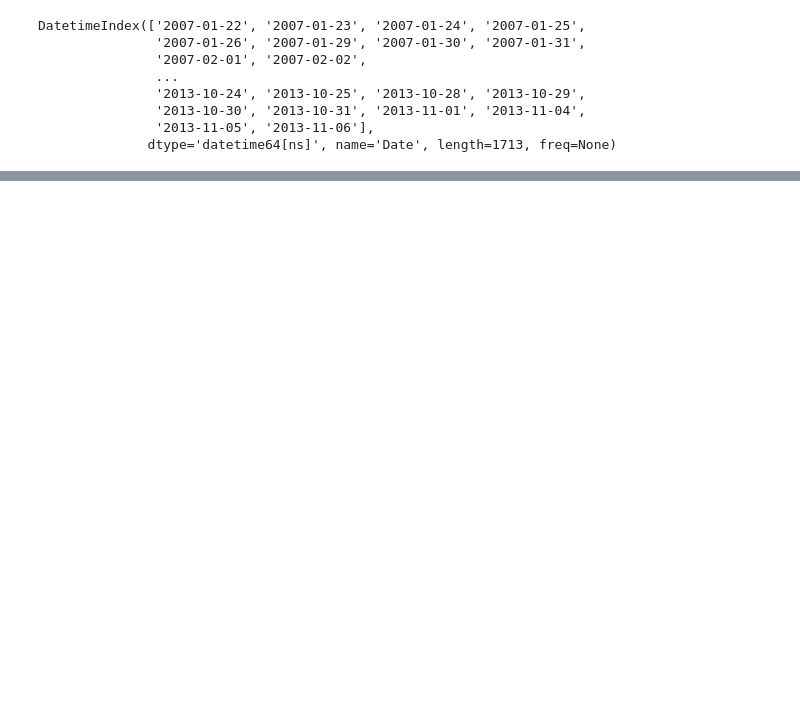
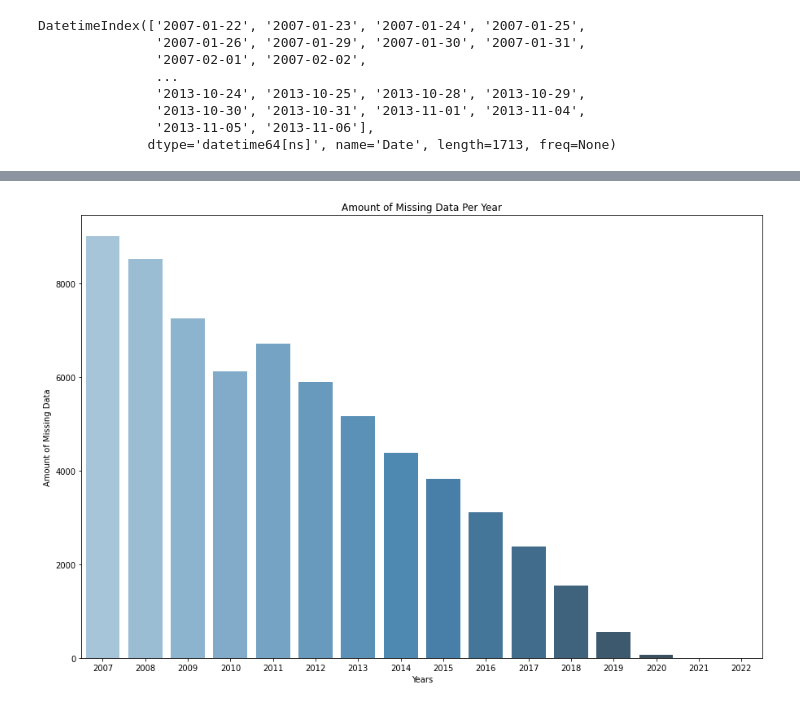
Before and after one commit to muchcreative/15Yr-Free-SP500-Historical-Data-and-Cleaning, a Jupyter notebook: Part 3 - Handling Missing YF Historicals/Part_3A_Tutorial.ipynb, the cells around one changed output, grey strips where cells are left out. Drawn from its saved outputs; the diff is of its cells as text; code cells hidden in the pictures; blank space fills up the shorter version.

```diff
--- a/Part 3 - Handling Missing YF Historicals/Part_3A_Tutorial.ipynb
+++ b/Part 3 - Handling Missing YF Historicals/Part_3A_Tutorial.ipynb
@@ -21,14 +17,11 @@ Importing Complete
 #Let's take a look at how many tickers were on yahoo finance and those that were missing
 #We will also need all the SP500 changes to check if our historicals match up with the time they were in the SP500
 
-avaliable_yf_tickers_filepath = '/p3data/logs/avaliable_yf_tickers.json'
-avaliable_yf_tickers_filepath = '/content/drive/MyDrive/Colab Notebooks/April/data/yf/logs/avaliable_yf_tickers.json'
+avaliable_yf_tickers_filepath = '/p3Ainputs/logs/avaliable_yf_tickers.json'
 
-missing_yf_tickers_filepath = '/p3data/logs/missing_yf_tickers.json'
-missing_yf_tickers_filepath = '/content/drive/MyDrive/Colab Notebooks/April/data/yf/logs/missing_yf_tickers.json'
+missing_yf_tickers_filepath = '/p3Ainputs/logs/missing_yf_tickers.json'
 
-sp500_changes_filepath = 'p3data/S&P500 Consitutents 20061009-20220116.json'
-sp500_changes_filepath = '/content/drive/MyDrive/Colab Notebooks/April/data/S&P500 Consitutents 20061009-20220116.json'
+sp500_changes_filepath = '/p3Ainputs/S&P500 Consitutents 20061009-20220116.json'
 
 with open(avaliable_yf_tickers_filepath, 'r') as f:
   avaliable_yf_tickers = json.load(f)
@@ -36,7 +29,7 @@ with open(avaliable_yf_tickers_filepath, 'r') as f:
 with open(missing_yf_tickers_filepath, 'r') as f:
   missing_yf_tickers = json.load(f)
 
-sp500_changes = pd.read_json(sp500_changes_filepath) #Reminder that we saved the sp500_changes with pd.to_json in part 2 so we can load with pd.read_json() here
+sp500_changes = pd.read_json(sp500_changes_filepath) #We saved sp500_changes with pd.to_json in part 2 so we can load with pd.read_json()
 
 print('You have {} avaliable tickers and {} missing tickers for a total of {} tickers'.format(len(avaliable_yf_tickers),
                                                                                               len(missing_yf_tickers),
@@ -68,10 +57,9 @@ def load_hdf5_tickers_as_pd_historicals(tickers, filepath):
       historicals[ticker] = dataset
     else:
       print('Error {} ticker is missing'.format(ticker))
-  print('All Historicals Have Been Saved to Memory')
+  print('All Historicals Have Been Loaded')
   return historicals
 
-historicals_filepath = 'p3data/historicals'
-historicals_filepath = '/content/drive/MyDrive/Colab Notebooks/April/data/yf'
+historicals_filepath = '/p3Ainputs/historicals'
 historicals = load_hdf5_tickers_as_pd_historicals(avaliable_yf_tickers, historicals_filepath)
 # %% [output]
@@ -234,0 +243,32 @@ print(true_missing_tickers_and_dates)
+# %%
+#Let's make some plots to understand how the missing data might affect our backtests
+#Let's see how the years change the the reliability of the backtest
+
+def get_missing_occurances(true_missing_tickers_and_dates):
+  all_dates = None
+  for missing_dates in true_missing_tickers_and_dates.values():
+    all_dates = pd.concat([all_dates, missing_dates])
+
+  missing_occurances = pd.DataFrame(all_dates, columns=['Dates']).reset_index(drop=True)
+
+  #Create a date range per year to bin
+  start_date = dt.date(2007,1,1)
+  end_date = dt.date.today() + relativedelta(years=1)
+  date_range = pd.date_range(start_date, end_date, freq='YS') #YS or Y
+  x_axis_labels = date_range[:-1].strftime('%Y')
+
+  missing_occurances['Years'] = pd.cut(missing_occurances['Dates'],
+                                      bins=date_range,
+                                      labels=x_axis_labels)
+  return missing_occurances, date_range
+
+missing_occurances, date_range = get_missing_occurances(true_missing_tickers_and_dates)
+fig, ax = plt.subplots(figsize=(15,10))
+ax = sns.countplot(data=missing_occurances,
+                  x='Years',
+                  palette='Blues_d',
+                  ax=ax)
+_ = ax.set(title="Amount of Missing Data Per Year",
+           ylabel="Amount of Missing Data")
+# %% [output]
+[figure, added]
```
Also changed, not shown: parts of 22 cells of this notebook, 5 other files.
